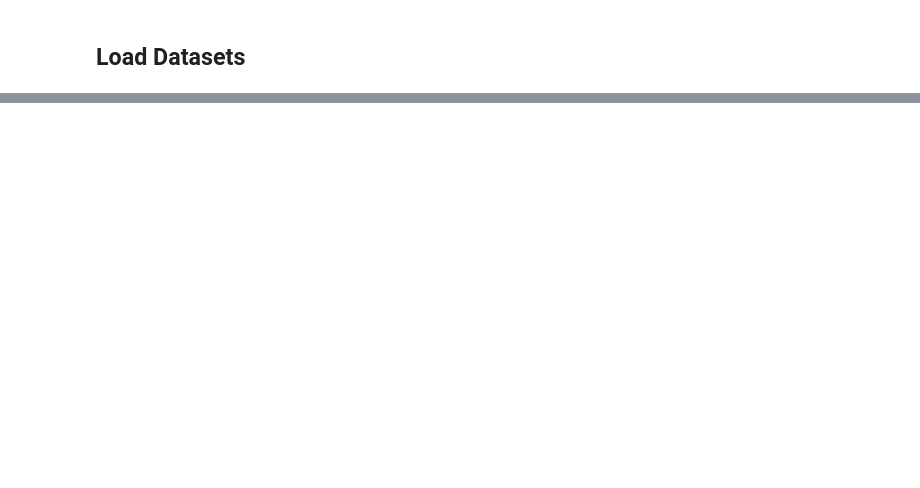
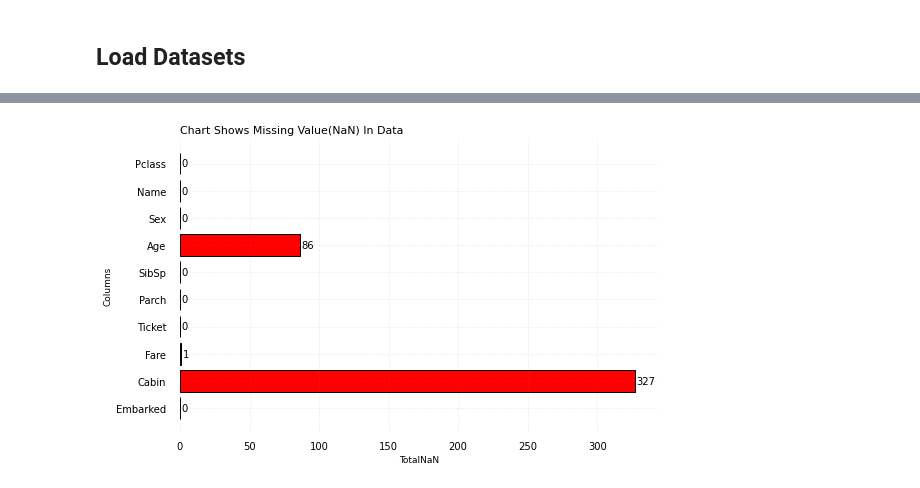
Before and after one commit to denis-spe/Titanic, a Jupyter notebook: Py/py_v1.ipynb, the cells around one changed output, grey strips where cells are left out. Drawn from its saved outputs; the diff is of its cells as text; code cells hidden in the pictures; blank space fills up the shorter version.

```diff
--- a/Py/py_v1.ipynb
+++ b/Py/py_v1.ipynb
@@ -105,0 +406,5 @@ from sklearn.metrics import (
+# %%
+# Plot missing values in the test data
+plot_missing_values(test_df)
+# %% [output]
+[figure, added]
```
Also changed, not shown: parts of 37 cells of this notebook, 1 other file.
